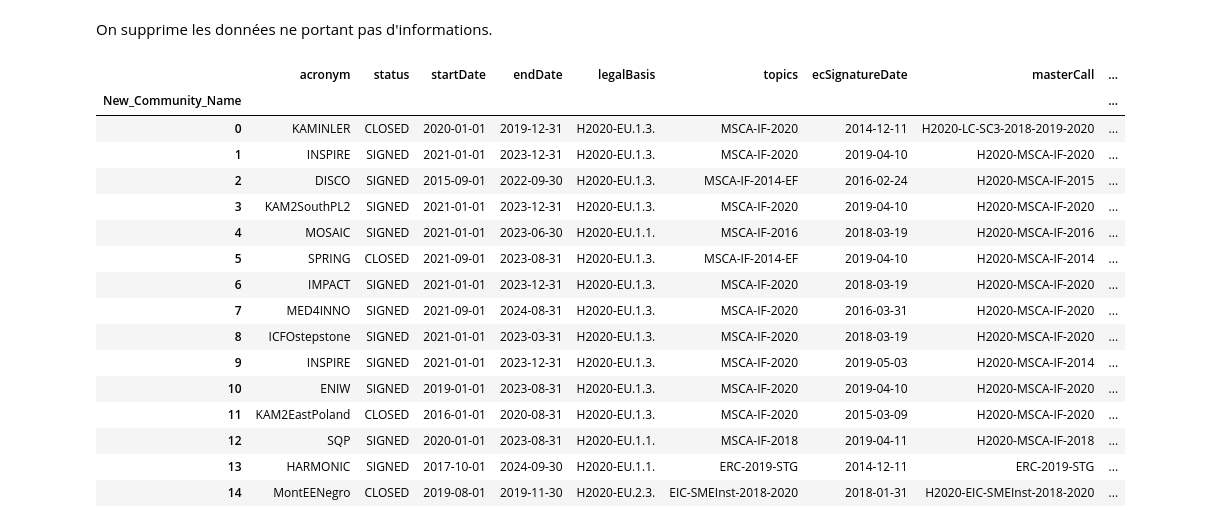
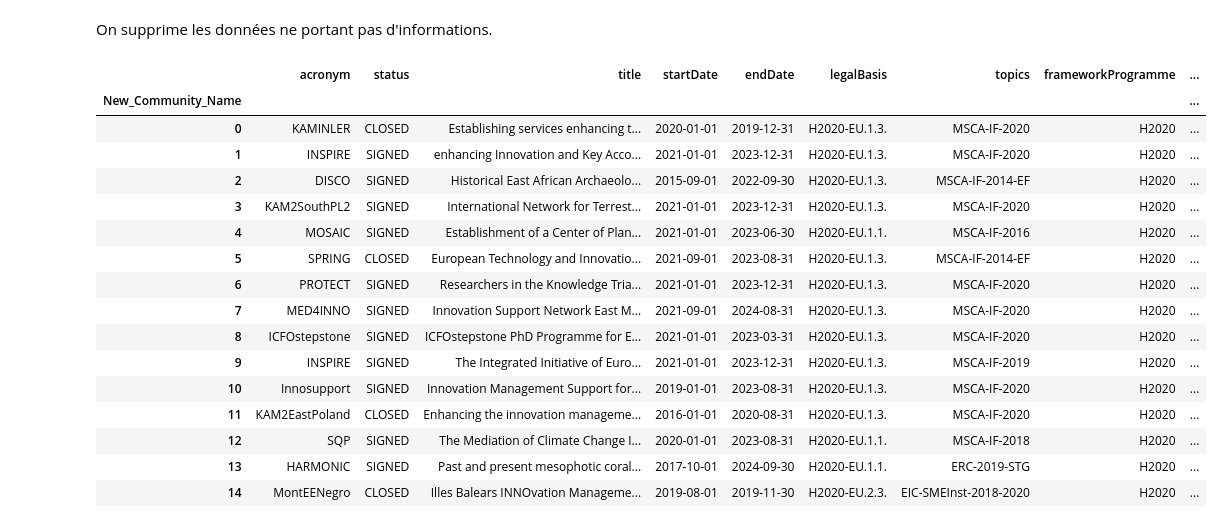
Before and after one commit to Cyrlyo/Cordis, a Jupyter notebook: Notebook/Feature_importance.ipynb, the cells around one changed output. Drawn from its saved outputs; the diff is of its cells as text; code cells hidden in the pictures.

```diff
--- a/Notebook/Feature_importance.ipynb
+++ b/Notebook/Feature_importance.ipynb
@@ -232,38 +248,41 @@ stats
 # %%
 def get_mode(x):
     return x.value_counts().index[0]
+# %%
+quantitative = project.select_dtypes(include=[np.number]).columns.tolist()
+qualitative = project.select_dtypes(exclude=[np.number]).columns.tolist()
 # %% [markdown]
 On supprime les données ne portant pas d'informations.
 # %%
-qualitative.remove("Community")
-qualitative.remove("New_Community")
-qualitative.remove("id")
-qualitative.remove("frameworkProgramme")
-qualitative.remove("contentUpdateDate")
-qualitative.remove("grantDoi")
-qualitative.remove("objective")
-qualitative.remove("title")
-qualitative.remove("rcn")
+# qualitative.remove("Community")
+# qualitative.remove("New_Community")
+# qualitative.remove("id")
+# qualitative.remove("frameworkProgramme")
+# qualitative.remove("contentUpdateDate")
+# qualitative.remove("grantDoi")
+# qualitative.remove("objective")
+# qualitative.remove("title")
+# qualitative.remove("rcn")
 # %%
 grouped_df = project.groupby('New_Community_Name')
-random_mode_df = grouped_df[qualitative].agg(get_mode).round(2)
+mode_df = grouped_df[qualitative].agg(get_mode).round(2)
 # %%
-random_mode_df
+mode_df
 # %% [output]
-|  | acronym | status | startDate | endDate | legalBasis | topics | ecSignatureDate | masterCall | ... |
+|  | acronym | status | title | startDate | endDate | legalBasis | topics | frameworkProgramme | ... |
 | New_Community_Name |  |  |  |  |  |  |  |  | ... |
-| 0 | KAMINLER | CLOSED | 2020-01-01 | 2019-12-31 | H2020-EU.1.3. | MSCA-IF-2020 | 2014-12-11 | H2020-LC-SC3-2018-2019-2020 | ... |
-| 1 | INSPIRE | SIGNED | 2021-01-01 | 2023-12-31 | H2020-EU.1.3. | MSCA-IF-2020 | 2019-04-10 | H2020-MSCA-IF-2020 | ... |
-| 2 | DISCO | SIGNED | 2015-09-01 | 2022-09-30 | H2020-EU.1.3. | MSCA-IF-2014-EF | 2016-02-24 | H2020-MSCA-IF-2015 | ... |
-| 3 | KAM2SouthPL2 | SIGNED | 2021-01-01 | 2023-12-31 | H2020-EU.1.3. | MSCA-IF-2020 | 2019-04-10 | H2020-MSCA-IF-2020 | ... |
-| 4 | MOSAIC | SIGNED | 2021-01-01 | 2023-06-30 | H2020-EU.1.1. | MSCA-IF-2016 | 2018-03-19 | H2020-MSCA-IF-2016 | ... |
-| 5 | SPRING | CLOSED | 2021-09-01 | 2023-08-31 | H2020-EU.1.3. | MSCA-IF-2014-EF | 2019-04-10 | H2020-MSCA-IF-2014 | ... |
-| 6 | IMPACT | SIGNED | 2021-01-01 | 2023-12-31 | H2020-EU.1.3. | MSCA-IF-2020 | 2018-03-19 | H2020-MSCA-IF-2020 | ... |
-| 7 | MED4INNO | SIGNED | 2021-09-01 | 2024-08-31 | H2020-EU.1.3. | MSCA-IF-2020 | 2016-03-31 | H2020-MSCA-IF-2020 | ... |
-| 8 | ICFOstepstone | SIGNED | 2021-01-01 | 2023-03-31 | H2020-EU.1.3. | MSCA-IF-2020 | 2018-03-19 | H2020-MSCA-IF-2020 | ... |
-| 9 | INSPIRE | SIGNED | 2021-01-01 | 2023-12-31 | H2020-EU.1.3. | MSCA-IF-2020 | 2019-05-03 | H2020-MSCA-IF-2014 | ... |
-| 10 | ENIW | SIGNED | 2019-01-01 | 2023-08-31 | H2020-EU.1.3. | MSCA-IF-2020 | 2019-04-10 | H2020-MSCA-IF-2020 | ... |
-| 11 | KAM2EastPoland | CLOSED | 2016-01-01 | 2020-08-31 | H2020-EU.1.3. | MSCA-IF-2020 | 2015-03-09 | H2020-MSCA-IF-2020 | ... |
-| 12 | SQP | SIGNED | 2020-01-01 | 2023-08-31 | H2020-EU.1.1. | MSCA-IF-2018 | 2019-04-11 | H2020-MSCA-IF-2018 | ... |
-| 13 | HARMONIC | SIGNED | 2017-10-01 | 2024-09-30 | H2020-EU.1.1. | ERC-2019-STG | 2014-12-11 | ERC-2019-STG | ... |
-| 14 | MontEENegro | CLOSED | 2019-08-01 | 2019-11-30 | H2020-EU.2.3. | EIC-SMEInst-2018-2020 | 2018-01-31 | H2020-EIC-SMEInst-2018-2020 | ... |
+| 0 | KAMINLER | CLOSED | Establishing services enhancing t... | 2020-01-01 | 2019-12-31 | H2020-EU.1.3. | MSCA-IF-2020 | H2020 | ... |
+| 1 | INSPIRE | SIGNED | enhancing Innovation and Key Acco... | 2021-01-01 | 2023-12-31 | H2020-EU.1.3. | MSCA-IF-2020 | H2020 | ... |
+| 2 | DISCO | SIGNED | Historical East African Archaeolo... | 2015-09-01 | 2022-09-30 | H2020-EU.1.3. | MSCA-IF-2014-EF | H2020 | ... |
+| 3 | KAM2SouthPL2 | SIGNED | International Network for Terrest... | 2021-01-01 | 2023-12-31 | H2020-EU.1.3. | MSCA-IF-2020 | H2020 | ... |
+| 4 | MOSAIC | SIGNED | Establishment of a Center of Plan... | 2021-01-01 | 2023-06-30 | H2020-EU.1.1. | MSCA-IF-2016 | H2020 | ... |
+| 5 | SPRING | CLOSED | European Technology and Innovatio... | 2021-09-01 | 2023-08-31 | H2020-EU.1.3. | MSCA-IF-2014-EF | H2020 | ... |
+| 6 | PROTECT | SIGNED | Researchers in the Knowledge Tria... | 2021-01-01 | 2023-12-31 | H2020-EU.1.3. | MSCA-IF-2020 | H2020 | ... |
+| 7 | MED4INNO | SIGNED | Innovation Support Network East M... | 2021-09-01 | 2024-08-31 | H2020-EU.1.3. | MSCA-IF-2020 | H2020 | ... |
+| 8 | ICFOstepstone | SIGNED | ICFOstepstone PhD Programme for E... | 2021-01-01 | 2023-03-31 | H2020-EU.1.3. | MSCA-IF-2020 | H2020 | ... |
+| 9 | INSPIRE | SIGNED | The Integrated Initiative of Euro... | 2021-01-01 | 2023-12-31 | H2020-EU.1.3. | MSCA-IF-2019 | H2020 | ... |
+| 10 | Innosupport | SIGNED | Innovation Management Support for... | 2019-01-01 | 2023-08-31 | H2020-EU.1.3. | MSCA-IF-2020 | H2020 | ... |
+| 11 | KAM2EastPoland | CLOSED | Enhancing the innovation manageme... | 2016-01-01 | 2020-08-31 | H2020-EU.1.3. | MSCA-IF-2020 | H2020 | ... |
+| 12 | SQP | SIGNED | The Mediation of Climate Change I... | 2020-01-01 | 2023-08-31 | H2020-EU.1.1. | MSCA-IF-2018 | H2020 | ... |
+| 13 | HARMONIC | SIGNED | Past and present mesophotic coral... | 2017-10-01 | 2024-09-30 | H2020-EU.1.1. | ERC-2019-STG | H2020 | ... |
+| 14 | MontEENegro | CLOSED | Illes Balears INNOvation Manageme... | 2019-08-01 | 2019-11-30 | H2020-EU.2.3. | EIC-SMEInst-2018-2020 | H2020 | ... |
```
Also changed, not shown: parts of 16 cells of this notebook.
